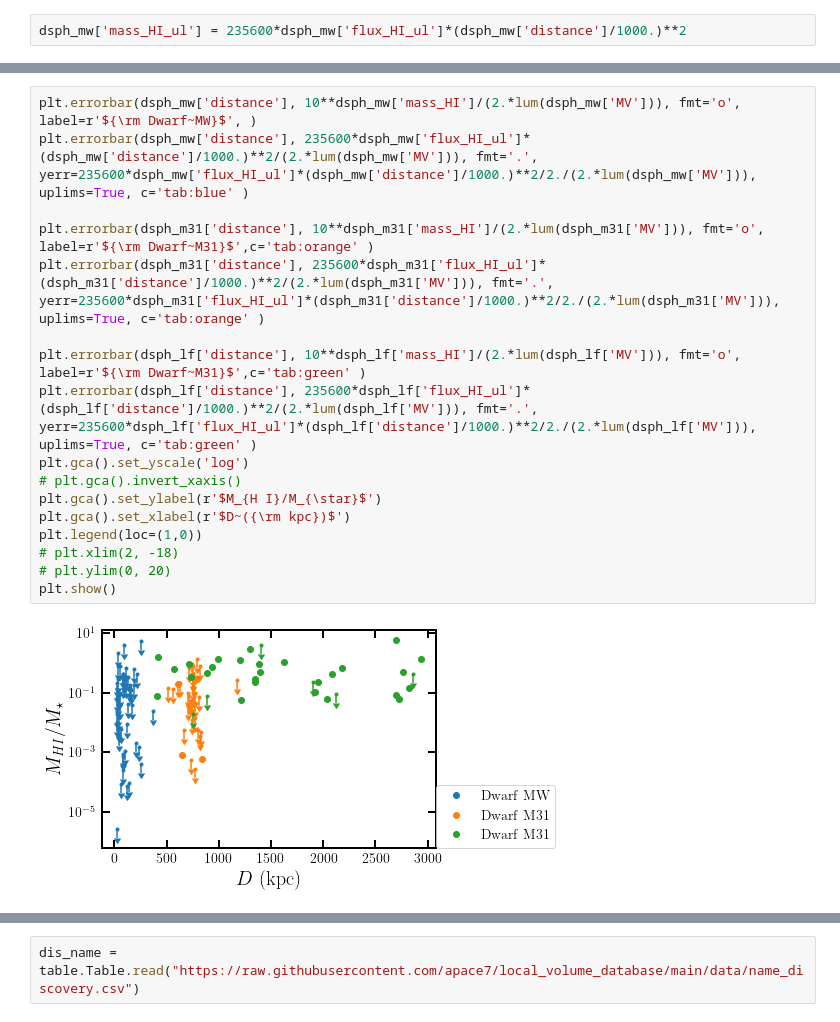
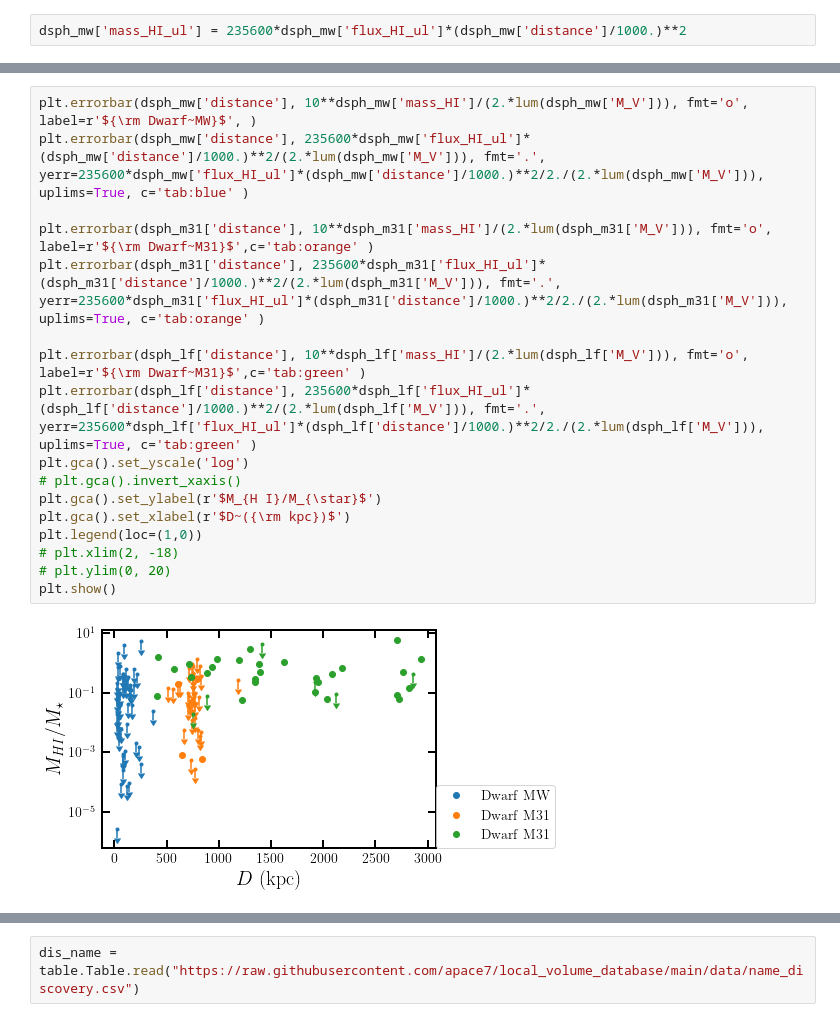
Before and after one commit to apace7/local_volume_database, a Jupyter notebook: example_notebooks/example_plots.ipynb, the cells around one changed output, grey strips where cells are left out. Drawn from its saved outputs; the diff is of its cells as text.

```diff
--- a/example_notebooks/example_plots.ipynb
+++ b/example_notebooks/example_plots.ipynb
@@ -202,20 +250,20 @@ plt.show()
 # %%
-plt.errorbar(dsph_mw['distance'], 10**dsph_mw['mass_HI']/(2.*lum(dsph_mw['MV'])), fmt='o', label=r'${\rm Dwarf~MW}$', )
-plt.errorbar(dsph_mw['distance'], 235600*dsph_mw['flux_HI_ul']*(dsph_mw['distance']/1000.)**2/(2.*lum(dsph_mw['MV'])), fmt='.', yerr=235600*dsph_mw['flux_HI_ul']*(dsph_mw['distance']/1000.)**2/2./(2.*lum(dsph_mw['MV'])), uplims=True, c='tab:blue' )
+plt.errorbar(dsph_mw['distance'], 10**dsph_mw['mass_HI']/(2.*lum(dsph_mw['M_V'])), fmt='o', label=r'${\rm Dwarf~MW}$', )
+plt.errorbar(dsph_mw['distance'], 235600*dsph_mw['flux_HI_ul']*(dsph_mw['distance']/1000.)**2/(2.*lum(dsph_mw['M_V'])), fmt='.', yerr=235600*dsph_mw['flux_HI_ul']*(dsph_mw['distance']/1000.)**2/2./(2.*lum(dsph_mw['M_V'])), uplims=True, c='tab:blue' )
 
-plt.errorbar(dsph_m31['distance'], 10**dsph_m31['mass_HI']/(2.*lum(dsph_m31['MV'])), fmt='o', label=r'${\rm Dwarf~M31}$',c='tab:orange' )
-plt.errorbar(dsph_m31['distance'], 235600*dsph_m31['flux_HI_ul']*(dsph_m31['distance']/1000.)**2/(2.*lum(dsph_m31['MV'])), fmt='.', yerr=235600*dsph_m31['flux_HI_ul']*(dsph_m31['distance']/1000.)**2/2./(2.*lum(dsph_m31['MV'])), uplims=True, c='tab:orange' )
+plt.errorbar(dsph_m31['distance'], 10**dsph_m31['mass_HI']/(2.*lum(dsph_m31['M_V'])), fmt='o', label=r'${\rm Dwarf~M31}$',c='tab:orange' )
+plt.errorbar(dsph_m31['distance'], 235600*dsph_m31['flux_HI_ul']*(dsph_m31['distance']/1000.)**2/(2.*lum(dsph_m31['M_V'])), fmt='.', yerr=235600*dsph_m31['flux_HI_ul']*(dsph_m31['distance']/1000.)**2/2./(2.*lum(dsph_m31['M_V'])), uplims=True, c='tab:orange' )
 
-plt.errorbar(dsph_lf['distance'], 10**dsph_lf['mass_HI']/(2.*lum(dsph_lf['MV'])), fmt='o', label=r'${\rm Dwarf~M31}$',c='tab:green' )
-plt.errorbar(dsph_lf['distance'], 235600*dsph_lf['flux_HI_ul']*(dsph_lf['distance']/1000.)**2/(2.*lum(dsph_lf['MV'])), fmt='.', yerr=235600*dsph_lf['flux_HI_ul']*(dsph_lf['distance']/1000.)**2/2./(2.*lum(dsph_lf['MV'])), uplims=True, c='tab:green' )
+plt.errorbar(dsph_lf['distance'], 10**dsph_lf['mass_HI']/(2.*lum(dsph_lf['M_V'])), fmt='o', label=r'${\rm Dwarf~M31}$',c='tab:green' )
+plt.errorbar(dsph_lf['distance'], 235600*dsph_lf['flux_HI_ul']*(dsph_lf['distance']/1000.)**2/(2.*lum(dsph_lf['M_V'])), fmt='.', yerr=235600*dsph_lf['flux_HI_ul']*(dsph_lf['distance']/1000.)**2/2./(2.*lum(dsph_lf['M_V'])), uplims=True, c='tab:green' )
 plt.gca().set_yscale('log')
 # plt.gca().invert_xaxis()
 plt.gca().set_ylabel(r'$M_{H I}/M_{\star}$')
 plt.gca().set_xlabel(r'$D~({\rm kpc})$')
 plt.legend(loc=(1,0))
 # plt.xlim(2, -18)
 # plt.ylim(0, 20)
 plt.show()
 # %% [output]
-[figure, old version]
+[figure, new version]
 # %%
```
Also changed, not shown: parts of 11 cells of this notebook, 7 other files.
